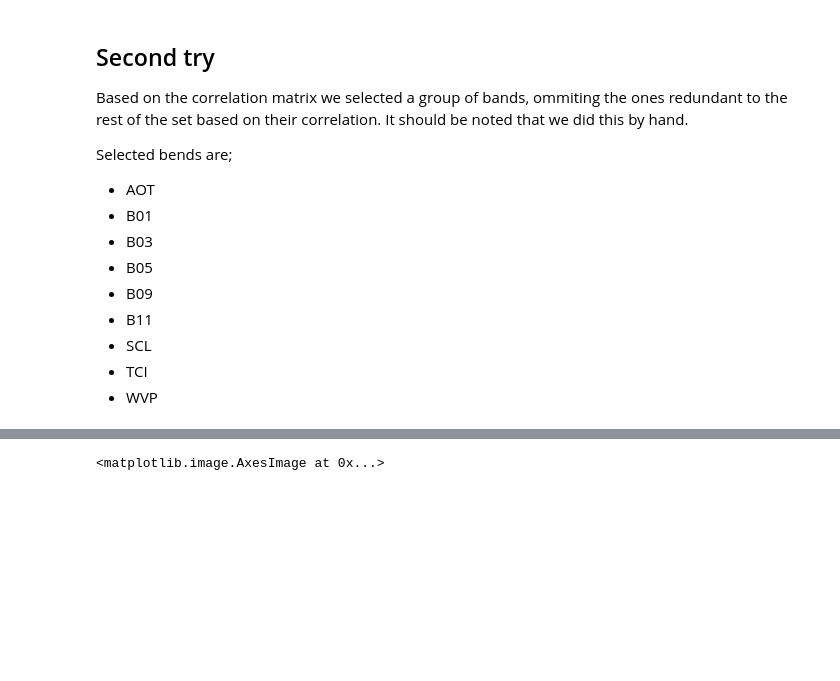
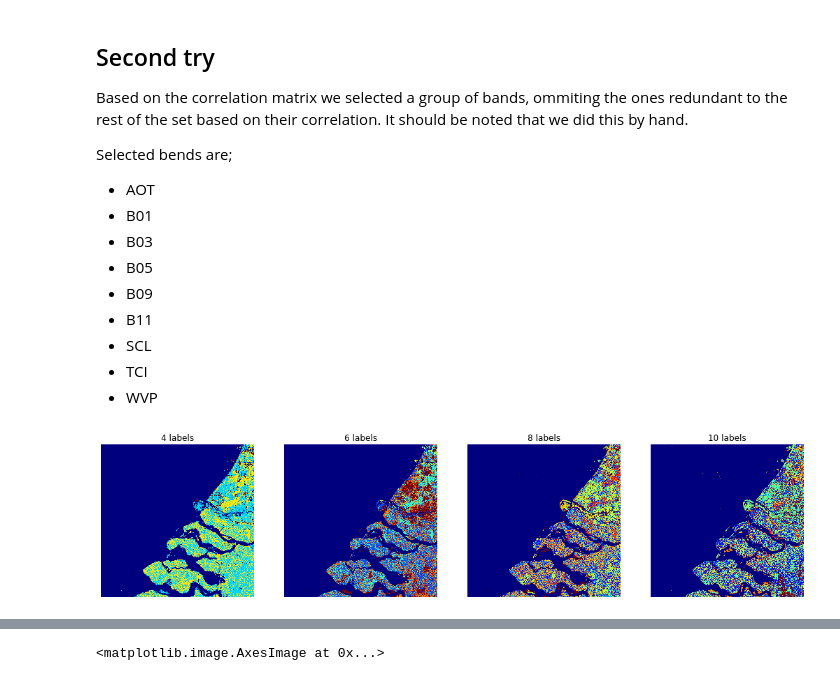
Before and after one commit to ondrej-vesely/GEO1001-hw2, a Jupyter notebook: hw2.ipynb, the cells around one changed output, grey strips where cells are left out. Cells and saved outputs as stored; diff of their text form; code cells hidden in the pictures; blank space fills up the shorter version.

```diff
--- a/hw2.ipynb
+++ b/hw2.ipynb
@@ -182,3 +182,25 @@ Selected bends are;
 - SCL
 - TCI
 - WVP
+# %%
+bands = ['AOT', 'B01', 'B03', 'B05', 'B09', 'B11', 'SCL', 'TCI', 'WVP']
+dataset = r60m
+n_labels = [4, 6, 8, 10]
+seed = 2
+
+plt.figure(figsize=(18,8))
+
+for i, n in enumerate(n_labels):
+    data = [dataset[band] for band in bands if band in dataset]
+    stack = np.array([img.read()[0].flatten() for img in data]).T
+    kmeans = MiniBatchKMeans(n_clusters=n_labels[i], random_state=seed).fit(stack)
+    label_arr = np.array(np.split(kmeans.labels_, data[0].width))
+
+    ax = plt.subplot2grid((1, len(n_labels)), (0, i))
+    ax.imshow(label_arr, cmap='jet', interpolation='nearest')
+    ax.axis('off')
+    ax.set_title('%s labels' % n)
+
+plt.show()
+# %% [output]
+[figure, added]
```
Also changed, not shown: parts of 17 cells of this notebook.
